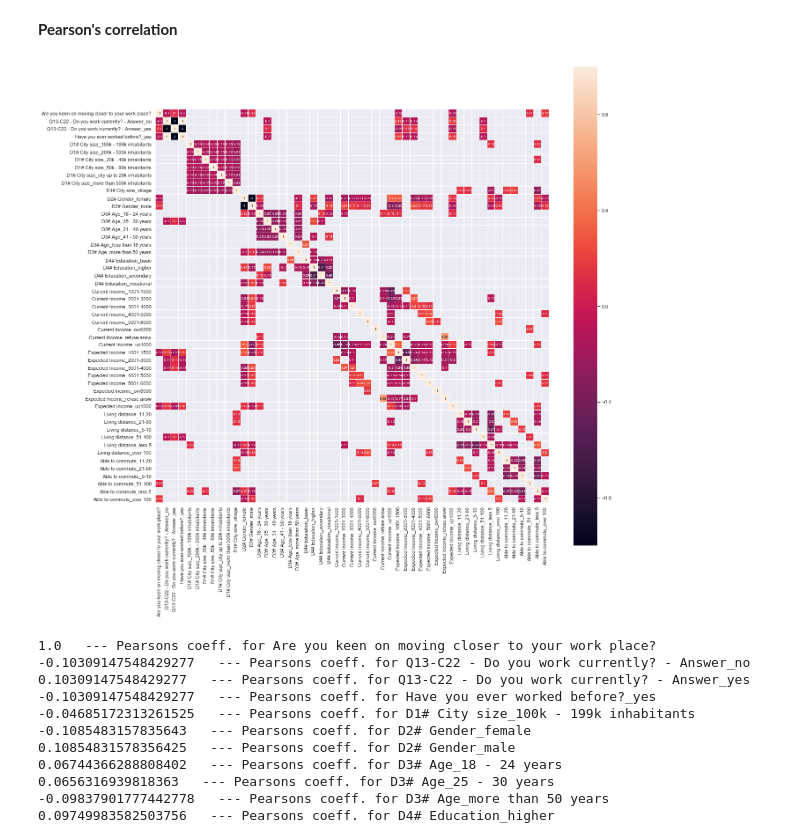
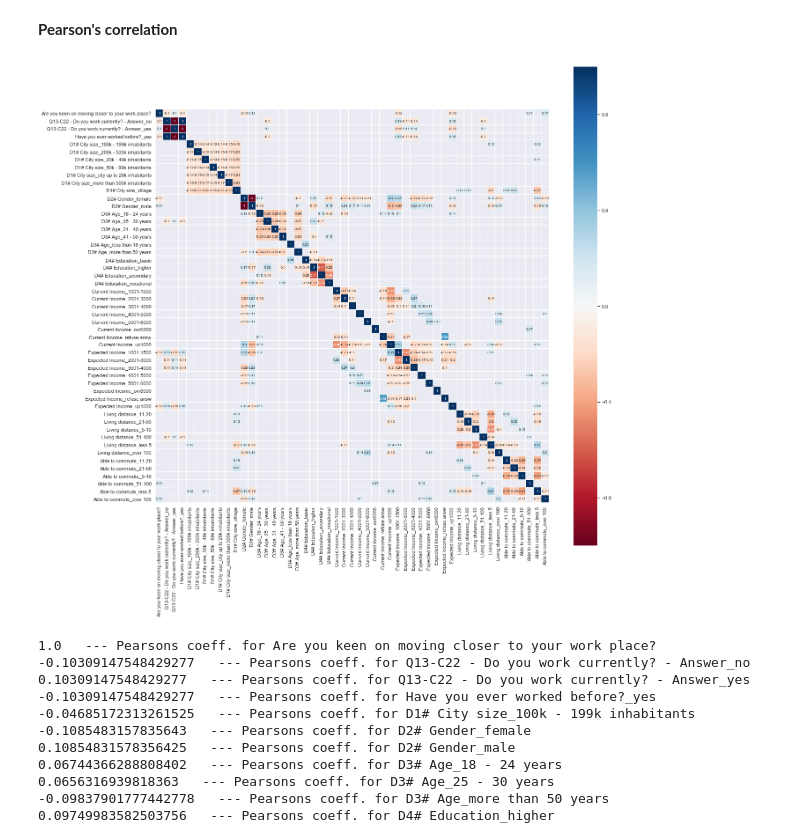
Before and after one commit to norbertstrzelecki/lstm_word2vec_spam_classifier, a Jupyter notebook: analytical/Analytical Task.ipynb, the cells around one changed output. Saved outputs shown, nothing was run; the diff lists cells and outputs as text; code cells hidden in the pictures.

```diff
--- a/analytical/Analytical Task.ipynb
+++ b/analytical/Analytical Task.ipynb
@@ -1039,10 +890,10 @@ for col in df_adult_all_num.columns:
 # %%
 corr = df_adult_all_feature.drop('Are you looking for a job?_yes', axis=1).corr('pearson')
 
 plt.figure(figsize=(20,20))
-sns.heatmap(corr[(corr >= 0.1) | (corr <= -0.1)], square=True, linewidths=0.01, annot_kws={"size": 8}, annot=True);
+sns.heatmap(corr[(corr >= 0.1) | (corr <= -0.1)], square=True, linewidths=0.01, annot_kws={"size": 8}, annot=True, cmap='RdBu');
 # %% [output]
-[figure, old version]
+[figure, new version]
 # %%
 # Specific features correlation
 
```
Also changed, not shown: parts of 26 cells of this notebook.
